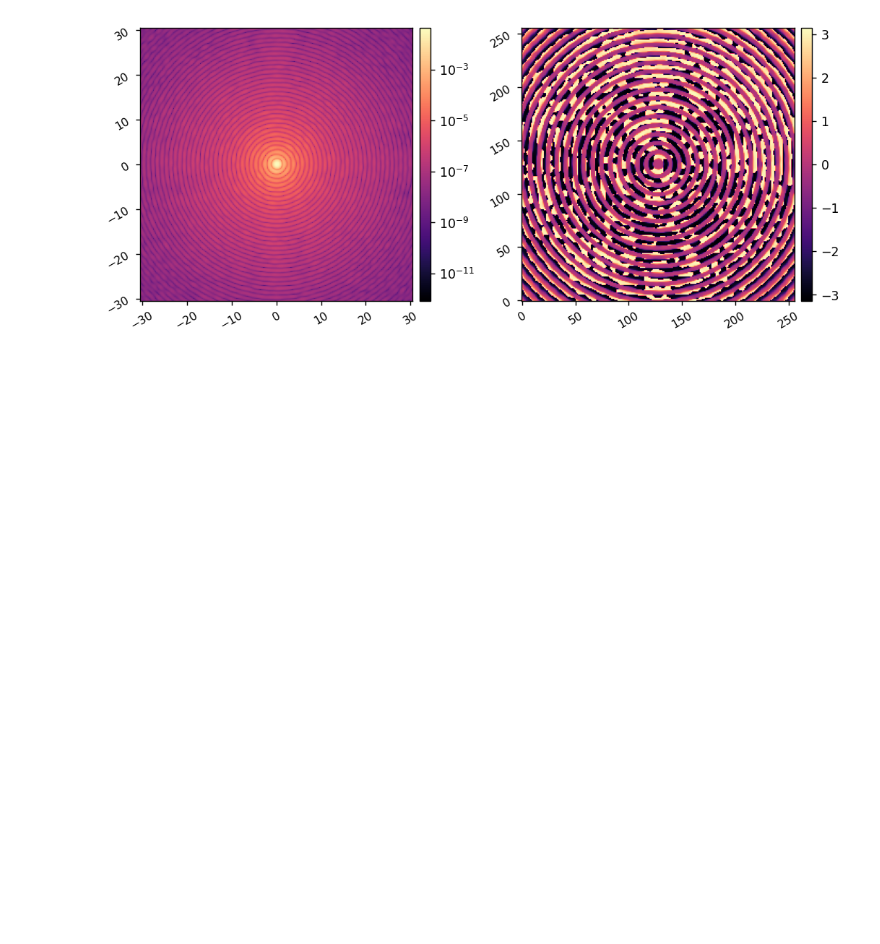
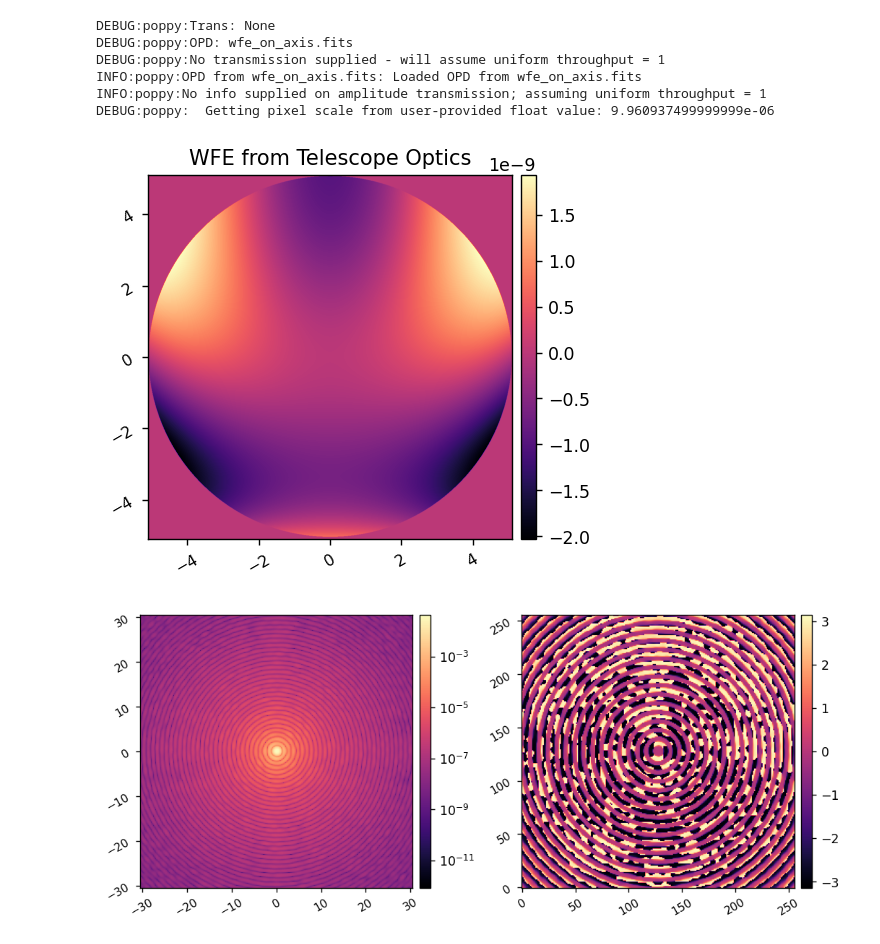
Before and after one commit to kian1377/apra-howfsc-models, a Jupyter notebook: phase_retrieval_tests.ipynb, the cells around one changed output. Cells and saved outputs as stored; diff of their text form; code cells hidden in the pictures; blank space fills up the shorter version.

Commit message:
trying to figure out phase retrieval

```diff
--- a/phase_retrieval_tests.ipynb
+++ b/phase_retrieval_tests.ipynb
@@ -1,31 +1,45 @@
 # %%
 import numpy as np
 import cupy as cp
 import astropy.units as u
 from astropy.io import fits
 from matplotlib.patches import Rectangle, Circle
 from pathlib import Path
 from IPython.display import clear_output
 from importlib import reload
 
 import poppy
 
 import logging, sys
 poppy_log = logging.getLogger('poppy')
 poppy_log.setLevel('DEBUG')
 logging.basicConfig(stream=sys.stdout, level=logging.INFO)
 poppy_log.disabled = False
 
 import warnings
 warnings.filterwarnings("ignore")
 
 from prop_models import full, agpm
 import misc_funs as misc
 reload(full)
 
+pupil_diam = 10.2*u.mm
 wavelength_c = 750e-9*u.m
 
-lyot_stop = poppy.CircularAperture(name='Lyot Stop', radius=3*u.mm/2, gray_pixel=False)
+lyot_stop = poppy.CircularAperture(name='Lyot Stop', radius=3*u.mm, gray_pixel=False)
+
+hdr = fits.getheader('wfe_on_axis.fits')
+ote_wfe = poppy.FITSOpticalElement(opd='wfe_on_axis.fits', opdunits='meters',
+                                   pixelscale=pupil_diam.to_value(u.m)/hdr['NAXIS1'])
+misc.imshow1(ote_wfe.opd, 'WFE from Telescope Optics', pxscl=ote_wfe.pixelscale.to(u.mm/u.pix))
+# %% [output]
+DEBUG:poppy:Trans: None
+DEBUG:poppy:OPD: wfe_on_axis.fits
+DEBUG:poppy:No transmission supplied - will assume uniform throughput = 1
+INFO:poppy:OPD from wfe_on_axis.fits: Loaded OPD from wfe_on_axis.fits
+INFO:poppy:No info supplied on amplitude transmission; assuming uniform throughput = 1
+DEBUG:poppy:  Getting pixel scale from user-provided float value: 9.960937499999999e-06
+[figure, added]
 # %%
 reload(full)
 reload(misc)
```
